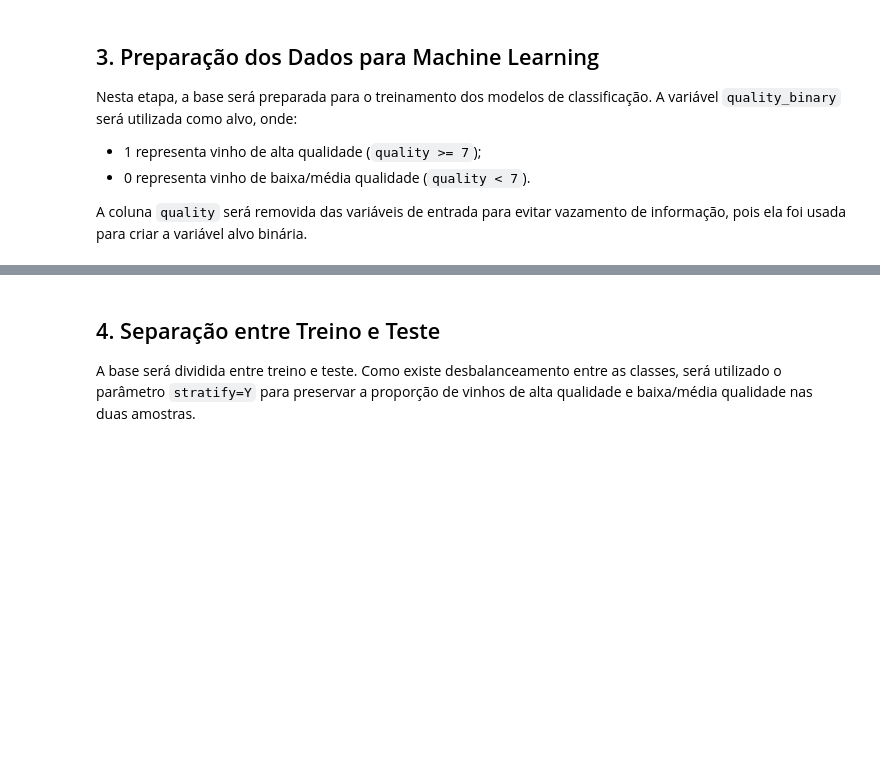
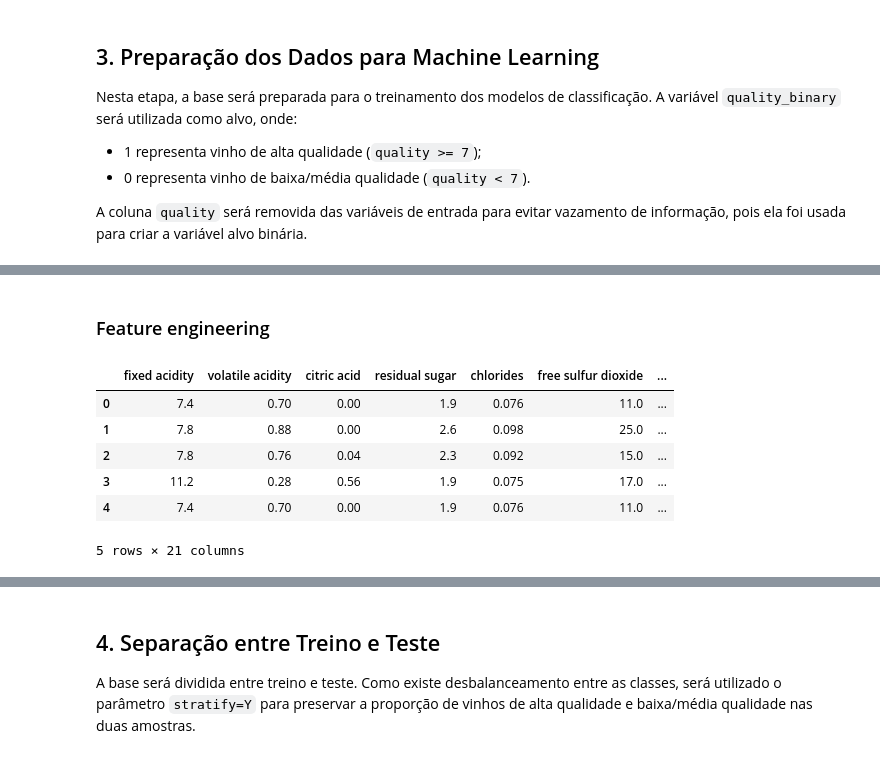
Before and after one commit to monicajss/fiap_techchallenge, a Jupyter notebook: fase-2/notebooks/Notebook_Vinhos.ipynb, the cells around one changed output, grey strips where cells are left out. Drawn from its saved outputs; the diff is of its cells as text; code cells hidden in the pictures; blank space fills up the shorter version.

Commit message:
Ajustando a precisão dos modelos adicionando feature engineering

```diff
--- a/fase-2/notebooks/Notebook_Vinhos.ipynb
+++ b/fase-2/notebooks/Notebook_Vinhos.ipynb
@@ -222,3 +279,40 @@ print(df.columns.tolist())
+# %% [markdown]
+### Feature engineering
+# %%
+# Adicionando novas variáveis para análise, como a densidade de vinhos com alta qualidade e baixa qualidade.
+df_add = df.copy()
+
+# Relação entre álcool e densidade
+df_add["alcohol_density_ratio"] = df_add["alcohol"] / df_add["density"]
+
+# Acidez total aproximada
+df_add["total_acidity"] = df_add["fixed acidity"] + df_add["volatile acidity"] + df_add["citric acid"]
+
+# Relação entre acidez volátil e acidez fixa
+df_add["volatile_fixed_ratio"] = df_add["volatile acidity"] / df_add["fixed acidity"]
+
+# Relação entre dióxido de enxofre livre e total
+df_add["free_total_sulfur_ratio"] = df_add["free sulfur dioxide"] / df_add["total sulfur dioxide"]
+
+# Relação entre sulfatos e cloretos
+df_add["sulphates_chlorides_ratio"] = df_add["sulphates"] / df_add["chlorides"]
+
+# Interação entre álcool e sulfatos
+df_add["alcohol_sulphates"] = df_add["alcohol"] * df_add["sulphates"]
+
+# Interação entre álcool e acidez volátil
+df_add["alcohol_volatile_acidity"] = df_add["alcohol"] * df_add["volatile acidity"]
+# %%
+# Visualizando df com novas variávariaveis
+display(df_add.head())
+# %% [output]
+|  | fixed acidity | volatile acidity | citric acid | residual sugar | chlorides | free sulfur dioxide | ... |
+| 0 | 7.4 | 0.70 | 0.00 | 1.9 | 0.076 | 11.0 | ... |
+| 1 | 7.8 | 0.88 | 0.00 | 2.6 | 0.098 | 25.0 | ... |
+| 2 | 7.8 | 0.76 | 0.04 | 2.3 | 0.092 | 15.0 | ... |
+| 3 | 11.2 | 0.28 | 0.56 | 1.9 | 0.075 | 17.0 | ... |
+| 4 | 7.4 | 0.70 | 0.00 | 1.9 | 0.076 | 11.0 | ... |
+5 rows × 21 columns
 # %%
 # Coletando as variáveis preditoras (independentes): características físicas-químicas do vinho.
 variaveis_preditoras = [
```
Also changed, not shown: parts of 38 cells of this notebook, 4 other files.
